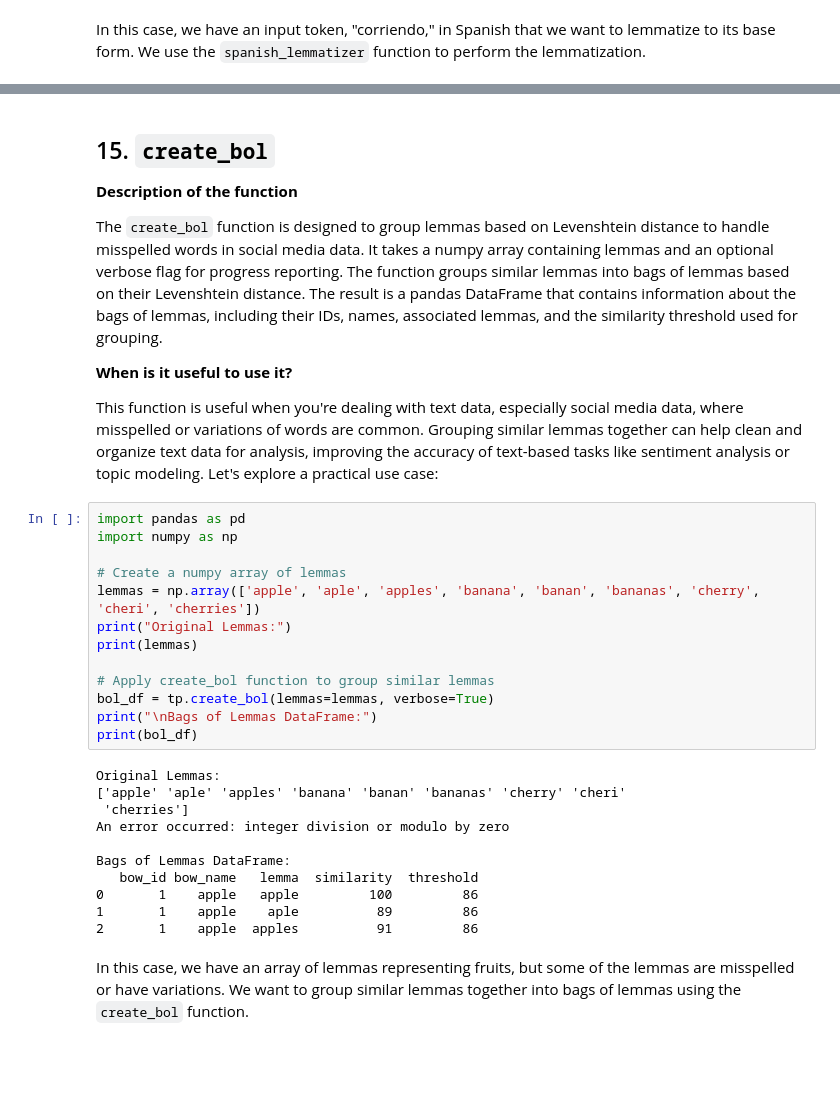
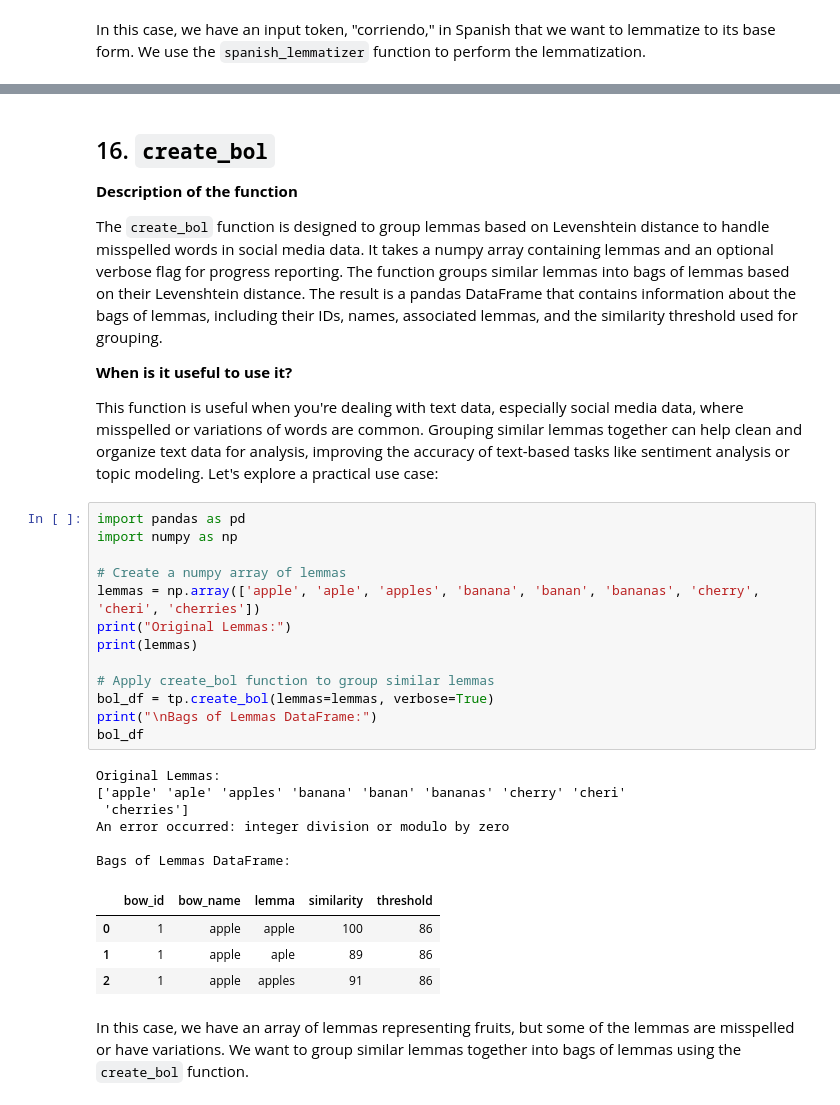
Before and after one commit to lgomezt/tidyX, a Jupyter notebook: docs/source/examples/tutorial.ipynb, the cells around one changed output, grey strips where cells are left out. Saved outputs shown, nothing was run; the diff lists cells and outputs as text; blank space fills up the shorter version.

```diff
--- a/docs/source/examples/tutorial.ipynb
+++ b/docs/source/examples/tutorial.ipynb
@@ -436,5 +471,5 @@ In this case, we have an input token, "corriendo," in Spanish that we want to le
 # %% [markdown]
-## 15. `create_bol`
+## 16. `create_bol`
 
 **Description of the function**
 
@@ -446,27 +481,27 @@ This function is useful when you're dealing with text data, especially social me
 # %%
 import pandas as pd
 import numpy as np
 
 # Create a numpy array of lemmas
 lemmas = np.array(['apple', 'aple', 'apples', 'banana', 'banan', 'bananas', 'cherry', 'cheri', 'cherries'])
 print("Original Lemmas:")
 print(lemmas)
 
 # Apply create_bol function to group similar lemmas
 bol_df = tp.create_bol(lemmas=lemmas, verbose=True)
 print("\nBags of Lemmas DataFrame:")
-print(bol_df)
+bol_df
 # %% [output]
 Original Lemmas:
 ['apple' 'aple' 'apples' 'banana' 'banan' 'bananas' 'cherry' 'cheri'
  'cherries']
 An error occurred: integer division or modulo by zero
 
 Bags of Lemmas DataFrame:
-   bow_id bow_name   lemma  similarity  threshold
-0       1    apple   apple         100         86
-1       1    apple    aple          89         86
-2       1    apple  apples          91         86
+|  | bow_id | bow_name | lemma | similarity | threshold |
+| 0 | 1 | apple | apple | 100 | 86 |
+| 1 | 1 | apple | aple | 89 | 86 |
+| 2 | 1 | apple | apples | 91 | 86 |
 # %% [markdown]
 In this case, we have an array of lemmas representing fruits, but some of the lemmas are misspelled or have variations. We want to group similar lemmas together into bags of lemmas using the `create_bol` function.
 # %% [markdown]
```
Also changed, not shown: parts of 17 cells of this notebook, 11 other files.
